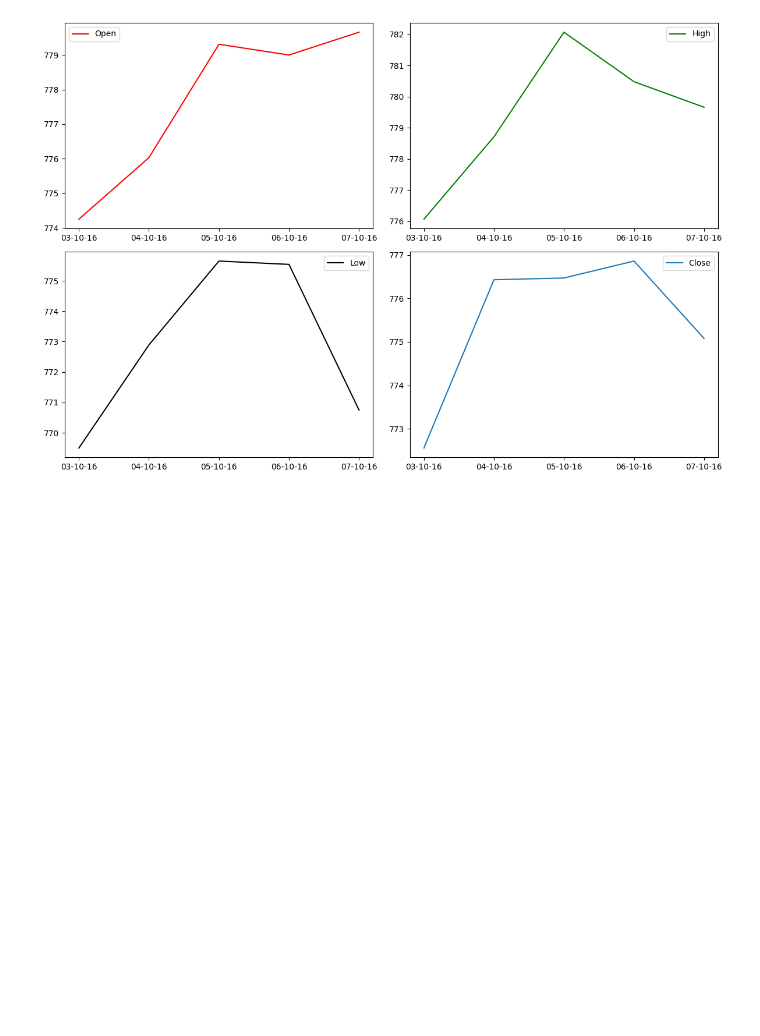
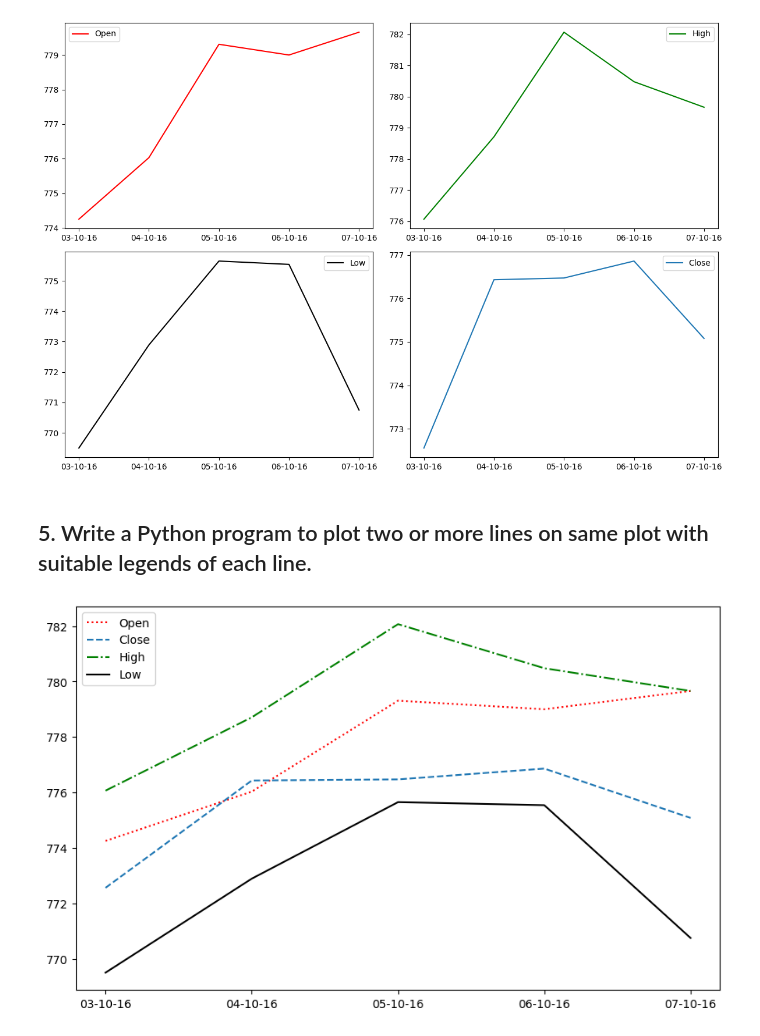
Before and after one commit to Deven5656/Python_Libraries, a Jupyter notebook: Matplotlib_line/line.ipynb, the cells around one changed output. Cells and saved outputs as stored; diff of their text form; code cells hidden in the pictures; blank space fills up the shorter version.

Commit message:
[Deven] Add : Python program to plot two or more lines on same plot with suitable legends of each line.

```diff
--- a/Matplotlib_line/line.ipynb
+++ b/Matplotlib_line/line.ipynb
@@ -133,3 +133,24 @@ if __name__ == "__main__":
 3  06-10-16  779.000000  780.479980  775.539978  776.859985
 4  07-10-16  779.659973  779.659973  770.750000  775.080017
 [figure]
+# %% [markdown]
+## 5. Write a Python program to plot two or more lines on same plot with suitable legends of each line.
+# %%
+def main():
+
+    df=pd.read_csv('fdata.csv')
+
+    plt.figure(figsize=(10,6))
+
+    plt.plot(df['Date'],df['Open'],label='Open',c='r',ls=':')
+    plt.plot(df['Date'],df['Close'],label='Close',ls="--")
+    plt.plot(df['Date'],df['High'],label='High',c='g',ls='-.')
+    plt.plot(df['Date'],df['Low'],label='Low',c='#000000')
+
+    plt.legend()
+    plt.show()
+
+if __name__ == "__main__":
+    main()
+# %% [output]
+[figure, added]
```
